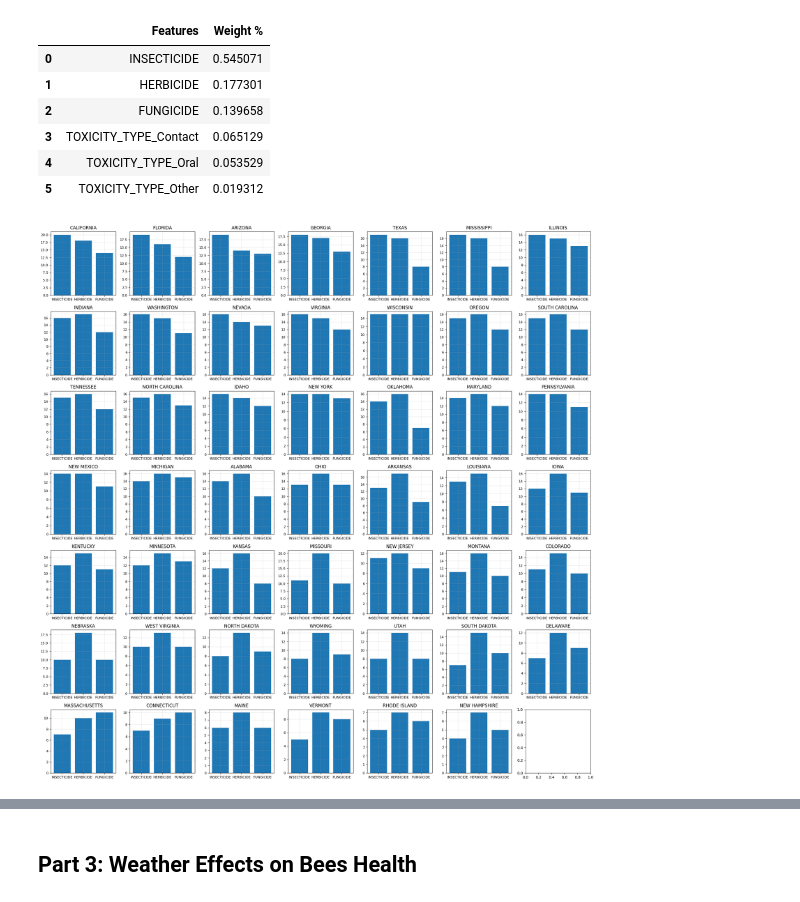
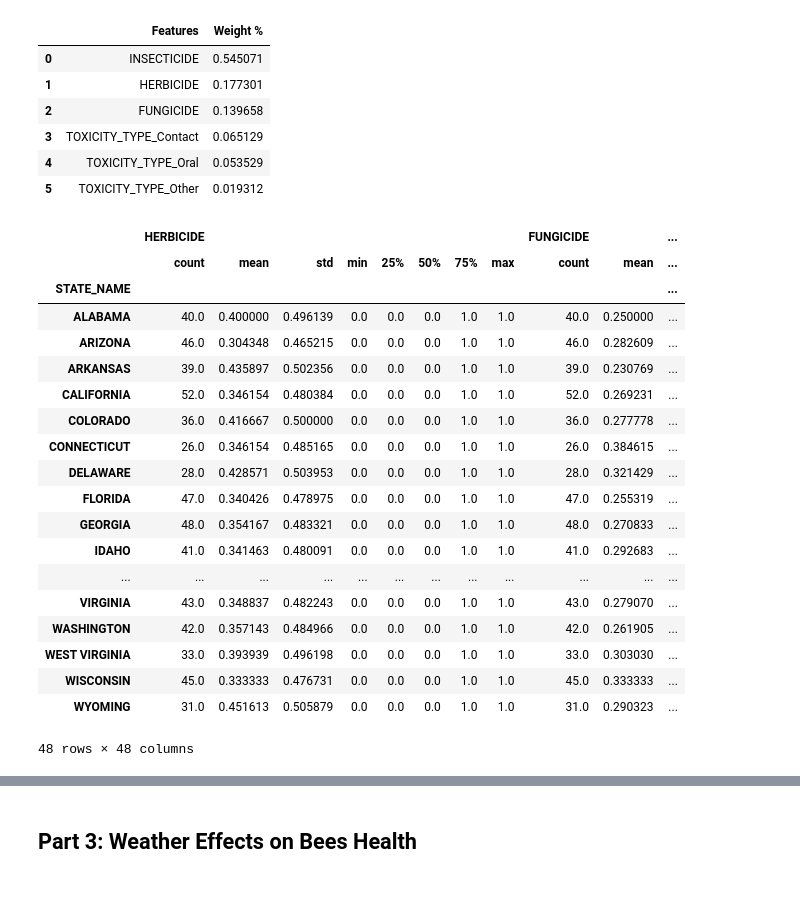
Before and after one commit to Ddav3/Bees_production_analysis, a Jupyter notebook: honey_production.ipynb, the cells around one changed output, grey strips where cells are left out. Drawn from its saved outputs; the diff is of its cells as text; code cells hidden in the pictures.

```diff
--- a/honey_production.ipynb
+++ b/honey_production.ipynb
@@ -237,10 +237,11 @@ Number of rows with null/NaN: 0
 first_target = apistox_complete_df.PPDB_LEVEL
 second_target = apistox_complete_df.LABEL
 
-utils.random_forest(apistox_complete_df[["HERBICIDE", "FUNGICIDE", "INSECTICIDE", "TOXICITY_TYPE"]],
+results = utils.random_forest(apistox_complete_df[["HERBICIDE", "FUNGICIDE", "INSECTICIDE", "TOXICITY_TYPE"]],
                     first_target,
                     n_estimators=750,
                     random_state=42)
+results
 # %% [output]
 First score:  0.7444444444444445
 
@@ -254,10 +255,41 @@ Classification Results:
 | 5 | TOXICITY_TYPE_Other | 0.019312 |
 # %%
 apistox_complete_df = apistox_complete_df_copy
+results_feature_indexed = results.set_index("Features")
 
-apistox_complete_df = apistox_complete_df.set_index("STATE_NAME").groupby("STATE_NAME")[["INSECTICIDE","HERBICIDE", "FUNGICIDE"]].sum()
-apistox_complete_df = apistox_complete_df.sort_values("FUNGICIDE", ascending=False).sort_values("HERBICIDE", ascending=False).sort_values("INSECTICIDE", ascending=False)
+#correctly giving weight to the information we are interested in
+apistox_complete_df = apistox_complete_df.groupby("STATE_NAME").describe()
 
-utils.bar_all(apistox_complete_df,apistox_complete_df.columns,["INSECTICIDE","HERBICIDE", "FUNGICIDE"])
+apistox_complete_df
+# for column in apistox_complete_df.columns:
+#                                                                 #TODO cambia in iloc
+#     print(apistox_complete_df[column], float(results_feature_indexed.loc[column]))
+
+#     apistox_complete_df[column] = apistox_complete_df[column] * float(results_feature_indexed.loc[column])
+
+#apistox_complete_df[column]# * float(results_feature_indexed.loc[column])
+
+#apistox_complete_df.sort_values("FUNGICIDE", ascending=False)
+# apistox_complete_df = apistox_complete_df.sort_values("FUNGICIDE", ascending=False).sort_values("HERBICIDE", ascending=False).sort_values("INSECTICIDE", ascending=False)
+# utils.bar_all(apistox_complete_df,apistox_complete_df.columns,["INSECTICIDE","HERBICIDE", "FUNGICIDE"])
 # %% [output]
-[figure, removed]
+|  | HERBICIDE |  |  |  |  |  |  |  | FUNGICIDE |  | ... |
+|  | count | mean | std | min | 25% | 50% | 75% | max | count | mean | ... |
+| STATE_NAME |  |  |  |  |  |  |  |  |  |  | ... |
+| ALABAMA | 40.0 | 0.400000 | 0.496139 | 0.0 | 0.0 | 0.0 | 1.0 | 1.0 | 40.0 | 0.250000 | ... |
+| ARIZONA | 46.0 | 0.304348 | 0.465215 | 0.0 | 0.0 | 0.0 | 1.0 | 1.0 | 46.0 | 0.282609 | ... |
+| ARKANSAS | 39.0 | 0.435897 | 0.502356 | 0.0 | 0.0 | 0.0 | 1.0 | 1.0 | 39.0 | 0.230769 | ... |
+| CALIFORNIA | 52.0 | 0.346154 | 0.480384 | 0.0 | 0.0 | 0.0 | 1.0 | 1.0 | 52.0 | 0.269231 | ... |
+| COLORADO | 36.0 | 0.416667 | 0.500000 | 0.0 | 0.0 | 0.0 | 1.0 | 1.0 | 36.0 | 0.277778 | ... |
+| CONNECTICUT | 26.0 | 0.346154 | 0.485165 | 0.0 | 0.0 | 0.0 | 1.0 | 1.0 | 26.0 | 0.384615 | ... |
+| DELAWARE | 28.0 | 0.428571 | 0.503953 | 0.0 | 0.0 | 0.0 | 1.0 | 1.0 | 28.0 | 0.321429 | ... |
+| FLORIDA | 47.0 | 0.340426 | 0.478975 | 0.0 | 0.0 | 0.0 | 1.0 | 1.0 | 47.0 | 0.255319 | ... |
+| GEORGIA | 48.0 | 0.354167 | 0.483321 | 0.0 | 0.0 | 0.0 | 1.0 | 1.0 | 48.0 | 0.270833 | ... |
+| IDAHO | 41.0 | 0.341463 | 0.480091 | 0.0 | 0.0 | 0.0 | 1.0 | 1.0 | 41.0 | 0.292683 | ... |
+| ... | ... | ... | ... | ... | ... | ... | ... | ... | ... | ... | ... |
+| VIRGINIA | 43.0 | 0.348837 | 0.482243 | 0.0 | 0.0 | 0.0 | 1.0 | 1.0 | 43.0 | 0.279070 | ... |
+| WASHINGTON | 42.0 | 0.357143 | 0.484966 | 0.0 | 0.0 | 0.0 | 1.0 | 1.0 | 42.0 | 0.261905 | ... |
+| WEST VIRGINIA | 33.0 | 0.393939 | 0.496198 | 0.0 | 0.0 | 0.0 | 1.0 | 1.0 | 33.0 | 0.303030 | ... |
+| WISCONSIN | 45.0 | 0.333333 | 0.476731 | 0.0 | 0.0 | 0.0 | 1.0 | 1.0 | 45.0 | 0.333333 | ... |
+| WYOMING | 31.0 | 0.451613 | 0.505879 | 0.0 | 0.0 | 0.0 | 1.0 | 1.0 | 31.0 | 0.290323 | ... |
+48 rows × 48 columns
```
Also changed, not shown: parts of 6 cells of this notebook, 1 other file.
